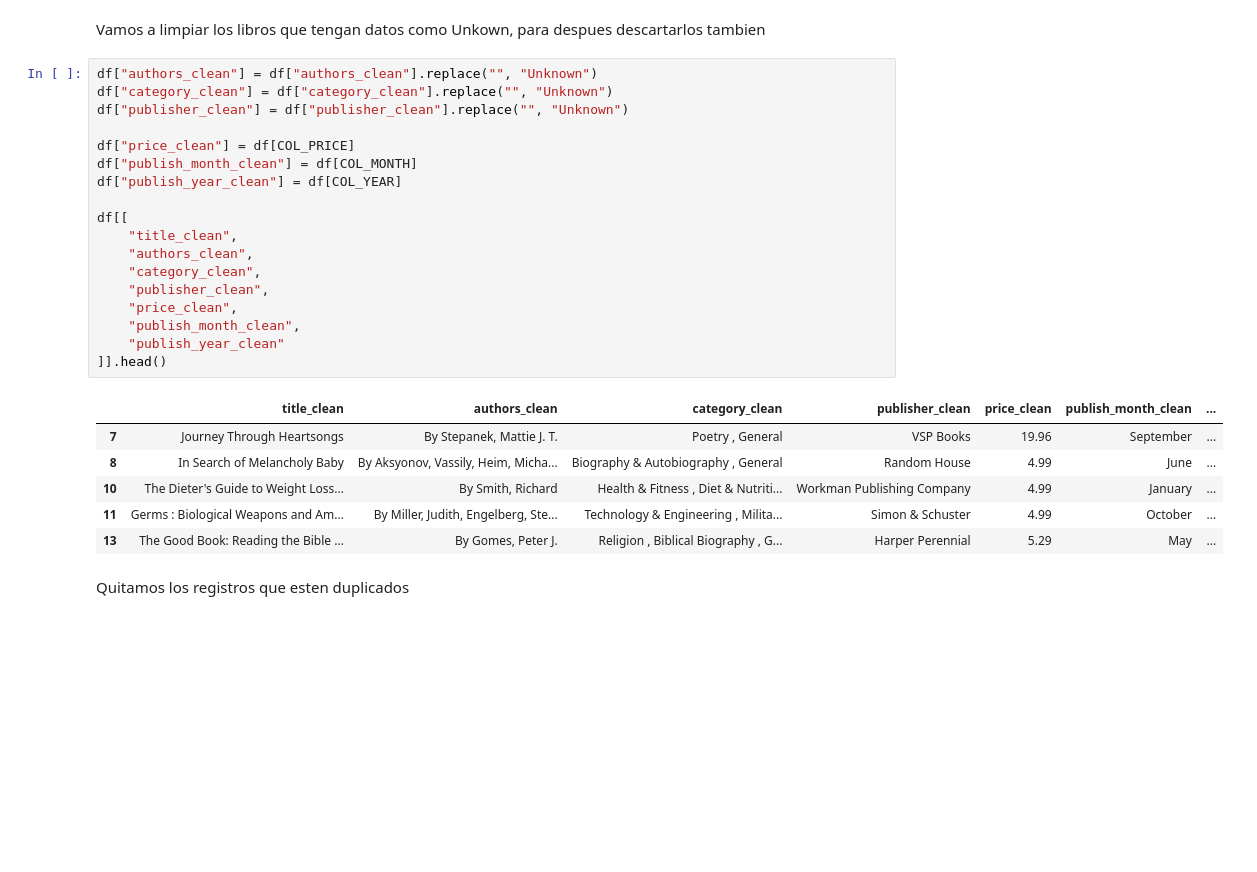
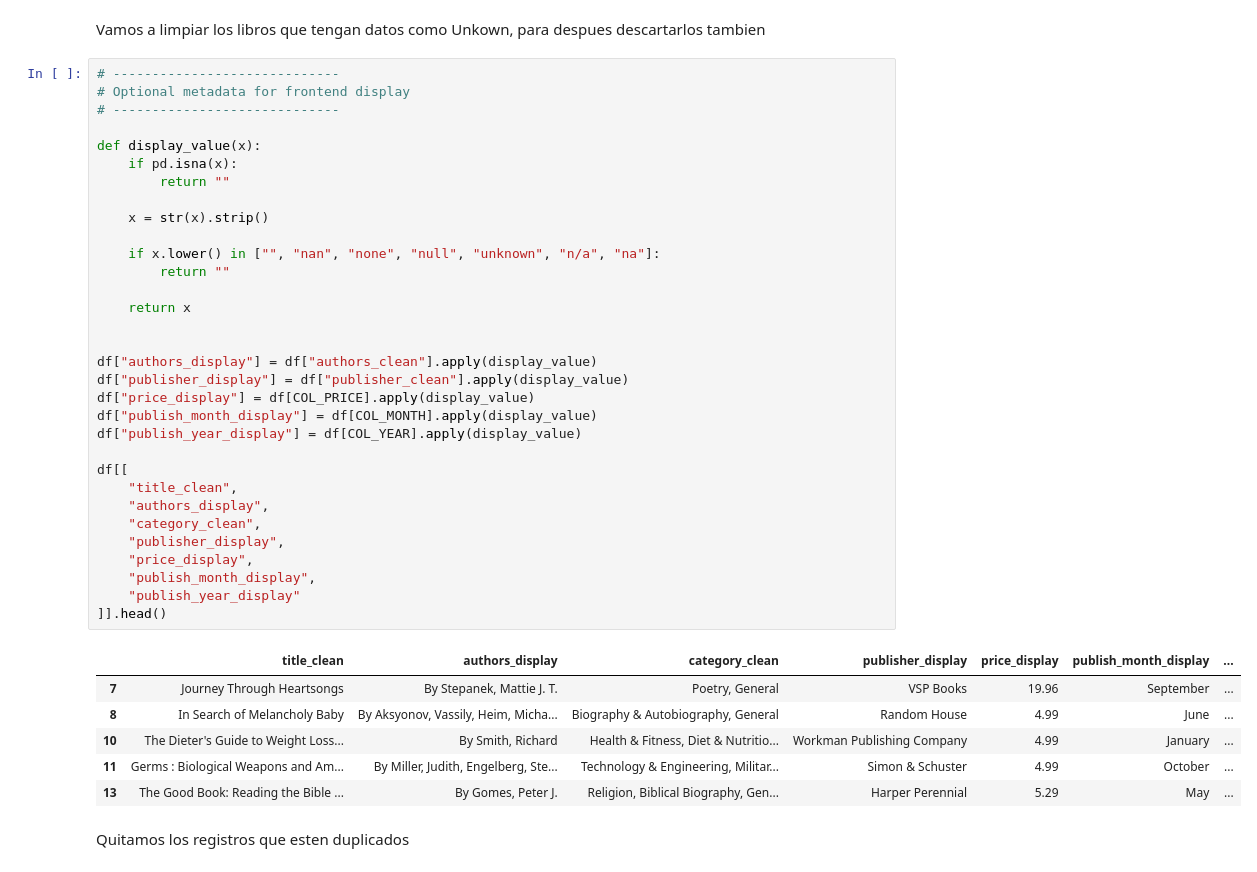
Before and after one commit to HiramZ04/Cal-State-UMAP_Clustering, a Jupyter notebook: Final_Notebook.ipynb, the cells around one changed output. Cells and saved outputs as stored; diff of their text form; blank space fills up the shorter version.

```diff
--- a/Final_Notebook.ipynb
+++ b/Final_Notebook.ipynb
@@ -181,30 +228,44 @@ Remaining percentage: 67.32 %
 # %% [markdown]
 Vamos a limpiar los libros que tengan datos como Unkown, para despues descartarlos tambien
 # %%
-df["authors_clean"] = df["authors_clean"].replace("", "Unknown")
-df["category_clean"] = df["category_clean"].replace("", "Unknown")
-df["publisher_clean"] = df["publisher_clean"].replace("", "Unknown")
+# -----------------------------
+# Optional metadata for frontend display
+# -----------------------------
 
-df["price_clean"] = df[COL_PRICE]
-df["publish_month_clean"] = df[COL_MONTH]
-df["publish_year_clean"] = df[COL_YEAR]
+def display_value(x):
+    if pd.isna(x):
+        return ""
+
+    x = str(x).strip()
+
+    if x.lower() in ["", "nan", "none", "null", "unknown", "n/a", "na"]:
+        return ""
+
+    return x
+
+
+df["authors_display"] = df["authors_clean"].apply(display_value)
+df["publisher_display"] = df["publisher_clean"].apply(display_value)
+df["price_display"] = df[COL_PRICE].apply(display_value)
+df["publish_month_display"] = df[COL_MONTH].apply(display_value)
+df["publish_year_display"] = df[COL_YEAR].apply(display_value)
 
 df[[
     "title_clean",
-    "authors_clean",
+    "authors_display",
     "category_clean",
-    "publisher_clean",
-    "price_clean",
-    "publish_month_clean",
-    "publish_year_clean"
+    "publisher_display",
+    "price_display",
+    "publish_month_display",
+    "publish_year_display"
 ]].head()
 # %% [output]
-|  | title_clean | authors_clean | category_clean | publisher_clean | price_clean | publish_month_clean | ... |
-| 7 | Journey Through Heartsongs | By Stepanek, Mattie J. T. | Poetry , General | VSP Books | 19.96 | September | ... |
-| 8 | In Search of Melancholy Baby | By Aksyonov, Vassily, Heim, Micha... | Biography & Autobiography , General | Random House | 4.99 | June | ... |
-| 10 | The Dieter's Guide to Weight Loss... | By Smith, Richard | Health & Fitness , Diet & Nutriti... | Workman Publishing Company | 4.99 | January | ... |
-| 11 | Germs : Biological Weapons and Am... | By Miller, Judith, Engelberg, Ste... | Technology & Engineering , Milita... | Simon & Schuster | 4.99 | October | ... |
-| 13 | The Good Book: Reading the Bible ... | By Gomes, Peter J. | Religion , Biblical Biography , G... | Harper Perennial | 5.29 | May | ... |
+|  | title_clean | authors_display | category_clean | publisher_display | price_display | publish_month_display | ... |
+| 7 | Journey Through Heartsongs | By Stepanek, Mattie J. T. | Poetry, General | VSP Books | 19.96 | September | ... |
+| 8 | In Search of Melancholy Baby | By Aksyonov, Vassily, Heim, Micha... | Biography & Autobiography, General | Random House | 4.99 | June | ... |
+| 10 | The Dieter's Guide to Weight Loss... | By Smith, Richard | Health & Fitness, Diet & Nutritio... | Workman Publishing Company | 4.99 | January | ... |
+| 11 | Germs : Biological Weapons and Am... | By Miller, Judith, Engelberg, Ste... | Technology & Engineering, Militar... | Simon & Schuster | 4.99 | October | ... |
+| 13 | The Good Book: Reading the Bible ... | By Gomes, Peter J. | Religion, Biblical Biography, Gen... | Harper Perennial | 5.29 | May | ... |
 # %% [markdown]
 Quitamos los registros que esten duplicados
 # %%
```
Also changed, not shown: parts of 12 cells of this notebook, 1 other file.
